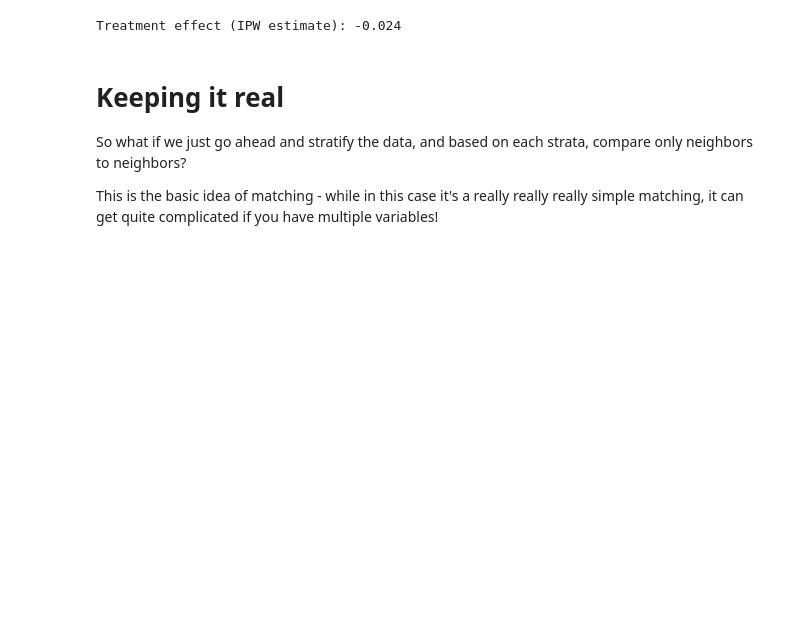
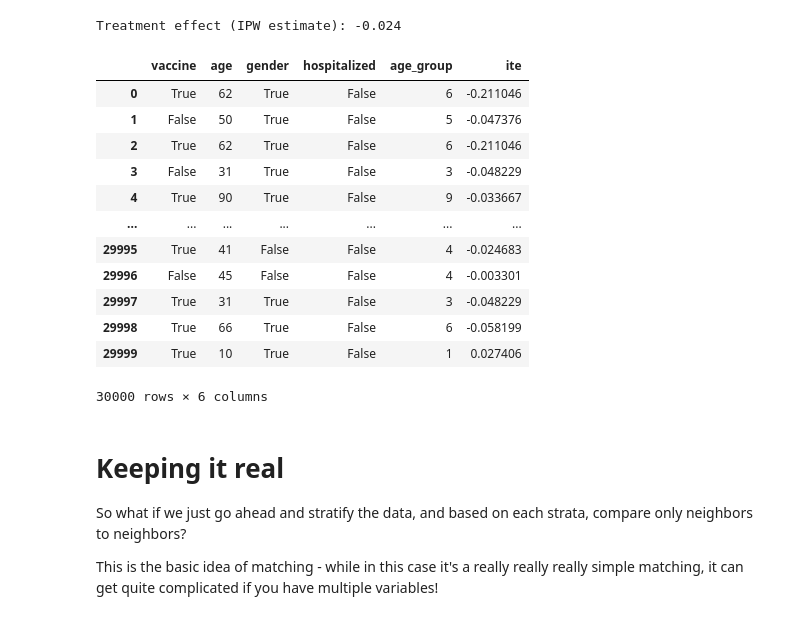
Before and after one commit to ergodic-ai/causal-masterclass, a Jupyter notebook: solutions/1_vaccines.ipynb, the cells around one changed output. Saved outputs shown, nothing was run; the diff lists cells and outputs as text; code cells hidden in the pictures; blank space fills up the shorter version.

```diff
--- a/solutions/1_vaccines.ipynb
+++ b/solutions/1_vaccines.ipynb
@@ -214,6 +223,22 @@ print(f"Treatment effect (IPW estimate): {treatment_effect:.3f}")
 Propensity-weighted hospitalization rate for vaccinated: 0.081
 Propensity-weighted hospitalization rate for unvaccinated: 0.104
 Treatment effect (IPW estimate): -0.024
+# %%
+data
+# %% [output]
+|  | vaccine | age | gender | hospitalized | age_group | ite |
+| 0 | True | 62 | True | False | 6 | -0.211046 |
+| 1 | False | 50 | True | False | 5 | -0.047376 |
+| 2 | True | 62 | True | False | 6 | -0.211046 |
+| 3 | False | 31 | True | False | 3 | -0.048229 |
+| 4 | True | 90 | True | False | 9 | -0.033667 |
+| ... | ... | ... | ... | ... | ... | ... |
+| 29995 | True | 41 | False | False | 4 | -0.024683 |
+| 29996 | False | 45 | False | False | 4 | -0.003301 |
+| 29997 | True | 31 | True | False | 3 | -0.048229 |
+| 29998 | True | 66 | True | False | 6 | -0.058199 |
+| 29999 | True | 10 | True | False | 1 | 0.027406 |
+30000 rows × 6 columns
 # %% [markdown]
 # Keeping it real
 
```
Also changed, not shown: parts of 6 cells of this notebook, 4 other files.
